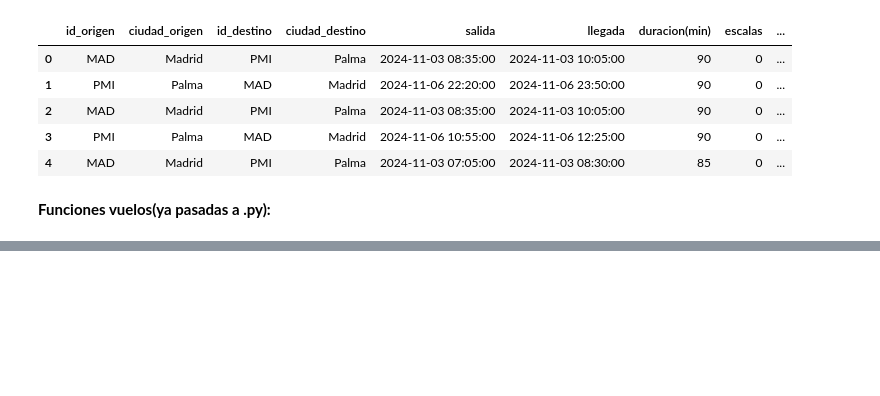
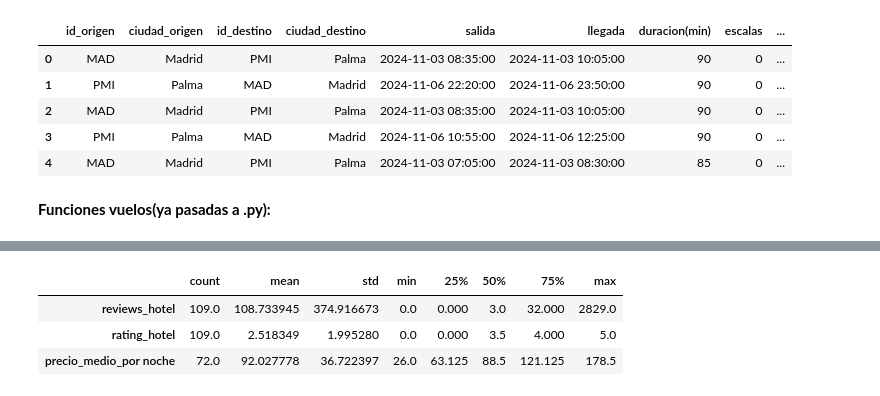
Before and after one commit to jgilsu11/Proyecto3-Explorando-Viajes, a Jupyter notebook: viaje.ipynb, the cells around one changed output, grey strips where cells are left out. Cells and saved outputs as stored; diff of their text form; code cells hidden in the pictures; blank space fills up the shorter version.

```diff
--- a/viaje.ipynb
+++ b/viaje.ipynb
@@ -751,0 +785,7 @@ TypeError: unsupported operand type(s) for +: 'NoneType' and 'NoneType'
+# %%
+df_hoteles_tene.describe().T
+# %% [output]
+|  | count | mean | std | min | 25% | 50% | 75% | max |
+| reviews_hotel | 109.0 | 108.733945 | 374.916673 | 0.0 | 0.000 | 3.0 | 32.000 | 2829.0 |
+| rating_hotel | 109.0 | 2.518349 | 1.995280 | 0.0 | 0.000 | 3.5 | 4.000 | 5.0 |
+| precio_medio_por noche | 72.0 | 92.027778 | 36.722397 | 26.0 | 63.125 | 88.5 | 121.125 | 178.5 |
```
Also changed, not shown: parts of 24 cells of this notebook, 15 other files.
